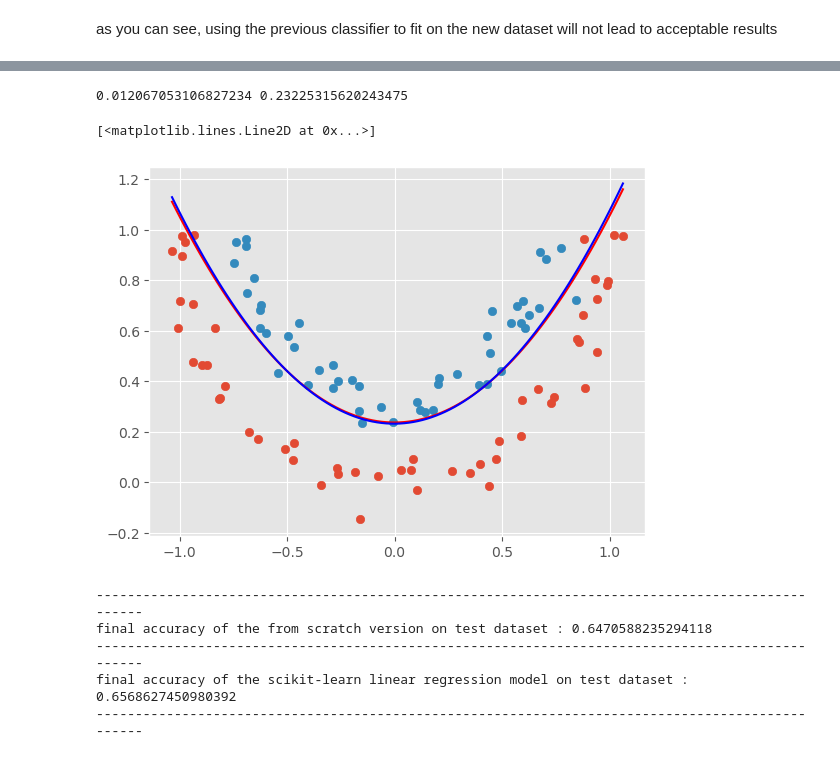
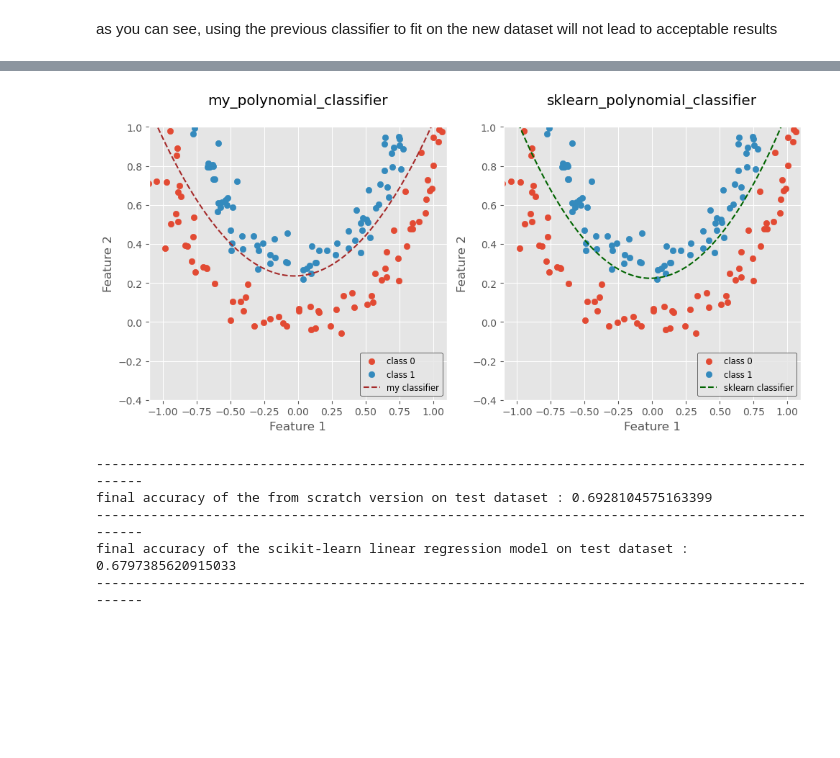
Before and after one commit to Alireza-Gharavi/my_learning_journey, a Jupyter notebook: Logistic Regression/Logistic_Regression.ipynb, the cells around one changed output, grey strips where cells are left out. Saved outputs shown, nothing was run; the diff lists cells and outputs as text; code cells hidden in the pictures; blank space fills up the shorter version.

Commit message:
updating logistic regression notebook

```diff
--- a/Logistic Regression/Logistic_Regression.ipynb
+++ b/Logistic Regression/Logistic_Regression.ipynb
@@ -311,12 +423,2 @@ plt.plot(Xs_line2, ys_line2, color='blue')
 # %% [markdown]
 as you can see, using the previous classifier to fit on the new dataset will not lead to acceptable results
-# %%
-from sklearn.datasets import make_circles
-
-Xs, ys = make_circles(n_samples=200, noise=0.06, random_state=10, factor=0.7)
-ys = ys[Xs[:, 1] <= 0]
-Xs = Xs[Xs[:, 1] <= 0]
-Xs[:, 1] = Xs[:, 1] + 1
-
-plt.scatter(Xs[ys==0, 0], Xs[ys==0, 1])
-plt.scatter(Xs[ys==1, 0], Xs[ys==1, 1])
@@ -366,43 +489,58 @@ class new_logistic_regression():
 # %%
-new_Xs = np.concatenate((Xs, (Xs[:, 1]**2).reshape((-1, 1))), axis=1)
+# new_Xs = np.concatenate((Xs, (Xs[:, 1]**2).reshape((-1, 1))), axis=1)
 
-new_classifier_ = new_logistic_regression(.2)
+# my_ploynomial_classifier = logistic_regression(alpha=0.2, num_of_features=3)
 for i in range(10000):
-    new_classifier_.update(new_Xs, ys)
+    my_ploynomial_classifier.update(non_linear_X_train, y_train)
 
 Xs_line1 = np.linspace(min(Xs[:, 0]), max(Xs[:, 0]), 100)
-m1 = -new_classifier_.tetha1 / new_classifier_.tetha2
-m2 = -new_classifier_.tetha3 / new_classifier_.tetha2
-c = -new_classifier_.tetha0 / new_classifier_.tetha2
+m1 = -my_ploynomial_classifier.tethas[1] / my_ploynomial_classifier.tethas[2]
+m2 = -my_ploynomial_classifier.tethas[3] / my_ploynomial_classifier.tethas[2]
+c = -my_ploynomial_classifier.tethas[0] / my_ploynomial_classifier.tethas[2]
 ys_line1 = m2 * Xs_line1**2 + m1 * Xs_line1 + c
 
-non_linear_sk_classifier_ = LogisticRegression(penalty='none', max_iter=5000, tol=1e-7)
+sklearn_polynomial_classifier = LogisticRegression(penalty='none', max_iter=5000, tol=1e-7)
 
-non_linear_sk_classifier_.fit(new_Xs, ys)
+sklearn_polynomial_classifier.fit(non_linear_X_train, y_train)
 
 Xs_line2 = np.linspace(min(new_Xs[:, 0]), max(new_Xs[:, 0]), 100)
-m1 = -non_linear_sk_classifier_.coef_[0,0] / non_linear_sk_classifier_.coef_[0,1]
-m2 = -non_linear_sk_classifier_.coef_[0,2] / non_linear_sk_classifier_.coef_[0,1]
-c = -non_linear_sk_classifier_.intercept_[0] / non_linear_sk_classifier_.coef_[0,1]
+m1 = -sklearn_polynomial_classifier.coef_[0,0] / sklearn_polynomial_classifier.coef_[0,1]
+m2 = -sklearn_polynomial_classifier.coef_[0,2] / sklearn_polynomial_classifier.coef_[0,1]
+c = -sklearn_polynomial_classifier.intercept_[0] / sklearn_polynomial_classifier.coef_[0,1]
 ys_line2 = m2 * Xs_line2**2 + m1 * Xs_line2 + c
 
-print(m, c)
+fig, axes = plt.subplots(nrows=1, ncols=2, figsize=(10, 5))
 
-plt.scatter(Xs[ys==0, 0], Xs[ys==0, 1])
-plt.scatter(Xs[ys==1, 0], Xs[ys==1, 1])
-plt.plot(Xs_line1, ys_line1, color='red')
-plt.plot(Xs_line2, ys_line2, color='blue')
+axes[0].scatter(Xs[ys==0, 0], Xs[ys==0, 1], label='class 0')
+axes[0].scatter(Xs[ys==1, 0], Xs[ys==1, 1], label ='class 1')
+axes[0].plot(Xs_line1, ys_line1, color='brown' , linestyle='--', label='my classifier')
+axes[0].set_xlim((-1.1, 1.1))
+axes[0].set_ylim((-0.4, 1))
+axes[0].set_xlabel('Feature 1')
+axes[0].set_ylabel('Feature 2')
+axes[0].set_title('my_polynomial_classifier\n')
+axes[0].legend(loc='lower right', fontsize='small', edgecolor='black')
+
+axes[1].scatter(Xs[ys==0, 0], Xs[ys==0, 1], label='class 0')
+axes[1].scatter(Xs[ys==1, 0], Xs[ys==1, 1], label ='class 1')
+axes[1].plot(Xs_line2, ys_line2, color='darkgreen', linestyle='--', label='sklearn classifier')
+axes[1].set_xlim((-1.1, 1.1))
+axes[1].set_ylim((-0.4, 1))
+axes[1].set_xlabel('Feature 1')
+axes[1].set_ylabel('Feature 2')
+axes[1].set_title('sklearn_polynomial_classifier\n')
+axes[1].legend(loc='lower right', fontsize='small', edgecolor='black')
+
+plt.tight_layout()
 # %% [output]
-0.012067053106827234 0.23225315620243475
-[<matplotlib.lines.Line2D at 0x...>]
-[figure, old version]
+[figure, new version]
 # %%
 def accuracy_calculator(preds):
     acc = np.mean(preds == ys)
     return acc
 
-log_preds = new_classifier_.predict(new_Xs)
-sklearn_classifier_preds = non_linear_sk_classifier_.predict(new_Xs)
+log_preds = my_ploynomial_classifier.predict(new_Xs)
+sklearn_classifier_preds = sklearn_polynomial_classifier.predict(new_Xs)
 
 accuracy_on_mine = accuracy_calculator(log_preds)
 accuracy_on_sklearn = accuracy_calculator(sklearn_classifier_preds)
@@ -414,9 +552,9 @@ print('final accuracy of the scikit-learn linear regression model on test datase
 print('-------------------------------------------------------------------------------------------------\n')
 # %% [output]
 -------------------------------------------------------------------------------------------------
-final accuracy of the from scratch version on test dataset : 0.6470588235294118
+final accuracy of the from scratch version on test dataset : 0.6928104575163399
 -------------------------------------------------------------------------------------------------
-final accuracy of the scikit-learn linear regression model on test dataset : 0.6568627450980392
+final accuracy of the scikit-learn linear regression model on test dataset : 0.6797385620915033
 -------------------------------------------------------------------------------------------------
 # %%
 iris_Xs_title = 'sepal length (cm)'
```
Also changed, not shown: parts of 18 cells of this notebook.
